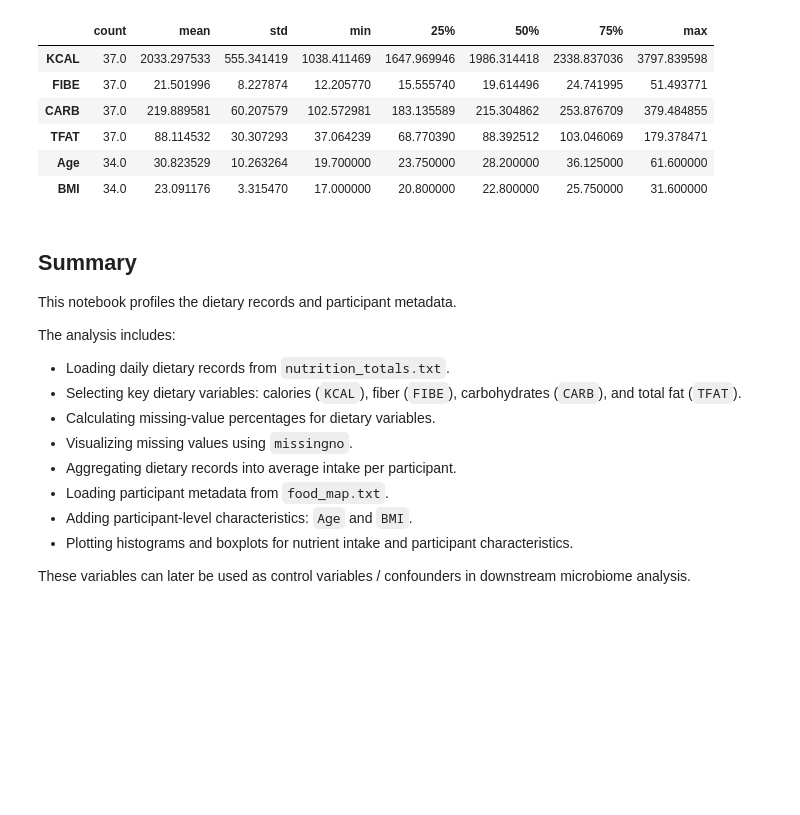
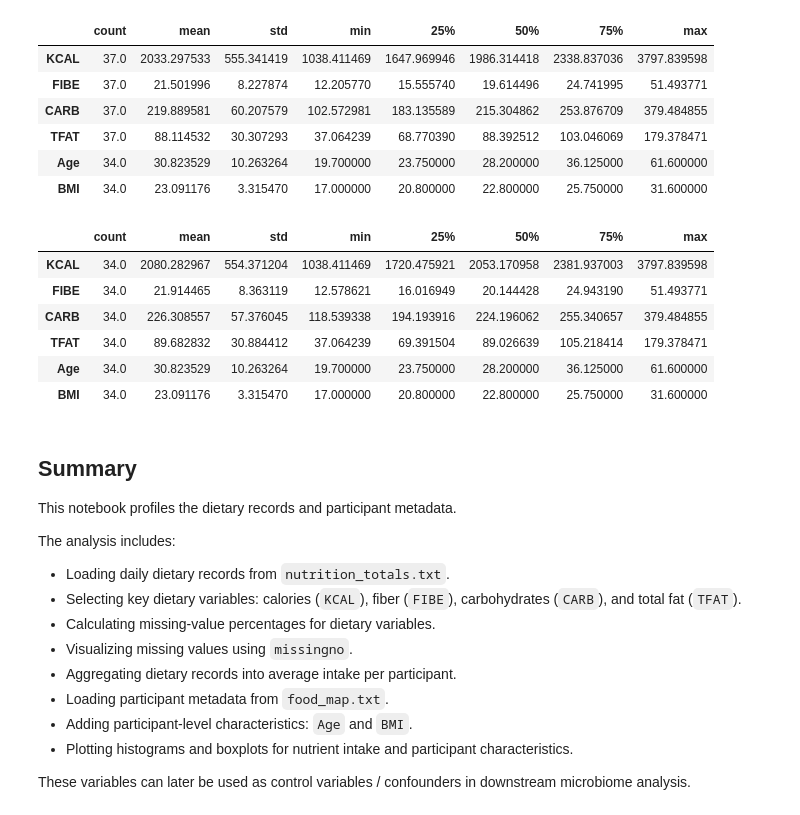
Before and after one commit to MayaGold42/Gut-Microbiome-Project_year3, a Jupyter notebook: 03_dietary_profiling.ipynb, the cells around one changed output. Drawn from its saved outputs; the diff is of its cells as text; code cells hidden in the pictures; blank space fills up the shorter version.

```diff
--- a/03_dietary_profiling.ipynb
+++ b/03_dietary_profiling.ipynb
@@ -329,3 +329,12 @@ for col in analysis_columns:
 [figure]
 [figure]
 [figure]
+# %%
+# Create a complete-case dataset for analyses requiring participant metadata
+
+df_analysis_complete = df_analysis_full.dropna(subset=["Age", "BMI"]).copy()
+
+print("Original merged dataset shape:", df_analysis_full.shape)
+print("Complete-case dataset shape:", df_analysis_complete.shape)
+
+display(df_analysis_complete.head())
@@ -342,6 +360,20 @@ display(summary_stats)
 | TFAT | 37.0 | 88.114532 | 30.307293 | 37.064239 | 68.770390 | 88.392512 | 103.046069 | 179.378471 |
 | Age | 34.0 | 30.823529 | 10.263264 | 19.700000 | 23.750000 | 28.200000 | 36.125000 | 61.600000 |
 | BMI | 34.0 | 23.091176 | 3.315470 | 17.000000 | 20.800000 | 22.800000 | 25.750000 | 31.600000 |
+# %%
+# Descriptive statistics for dietary and participant-level variables without missing metadata
+
+
+summary_stats = df_analysis_complete[analysis_columns].describe().T
+display(summary_stats)
+# %% [output]
+|  | count | mean | std | min | 25% | 50% | 75% | max |
+| KCAL | 34.0 | 2080.282967 | 554.371204 | 1038.411469 | 1720.475921 | 2053.170958 | 2381.937003 | 3797.839598 |
+| FIBE | 34.0 | 21.914465 | 8.363119 | 12.578621 | 16.016949 | 20.144428 | 24.943190 | 51.493771 |
+| CARB | 34.0 | 226.308557 | 57.376045 | 118.539338 | 194.193916 | 224.196062 | 255.340657 | 379.484855 |
+| TFAT | 34.0 | 89.682832 | 30.884412 | 37.064239 | 69.391504 | 89.026639 | 105.218414 | 179.378471 |
+| Age | 34.0 | 30.823529 | 10.263264 | 19.700000 | 23.750000 | 28.200000 | 36.125000 | 61.600000 |
+| BMI | 34.0 | 23.091176 | 3.315470 | 17.000000 | 20.800000 | 22.800000 | 25.750000 | 31.600000 |
 # %% [markdown]
 ## Summary
 
```
Also changed, not shown: parts of 2 cells of this notebook.
